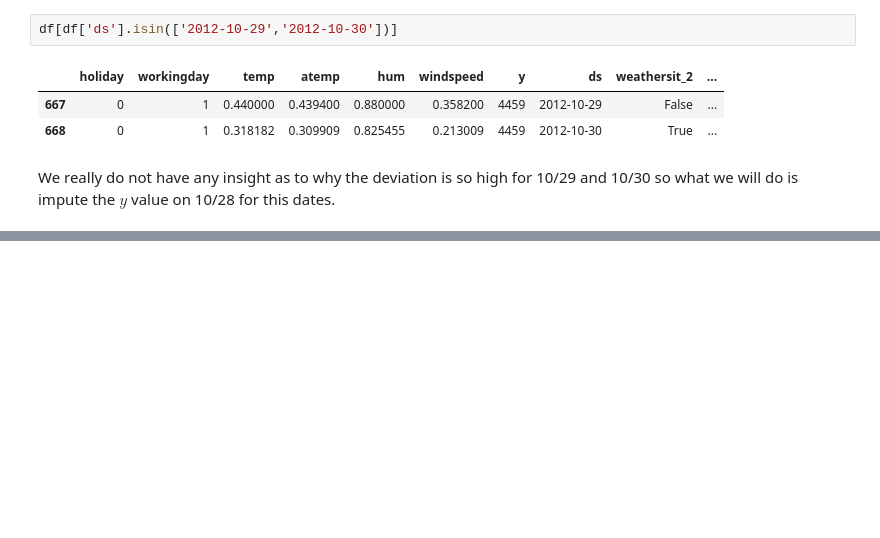
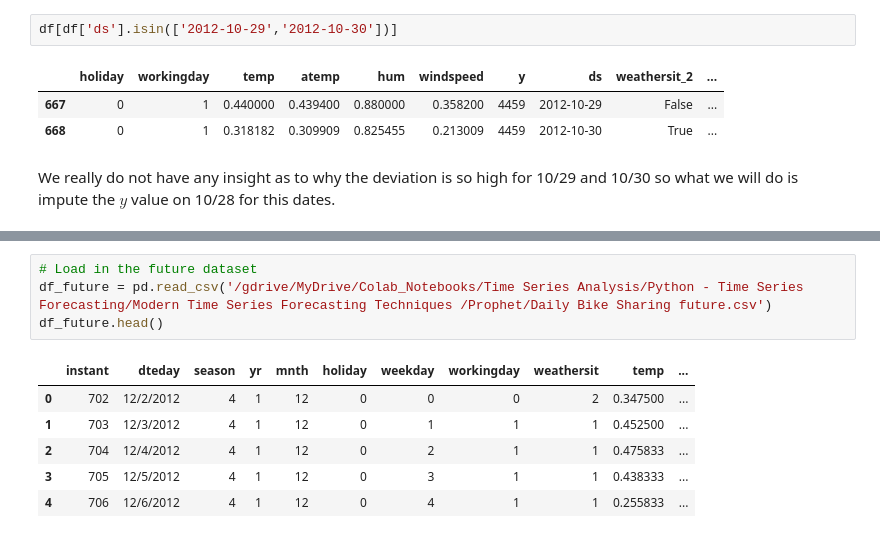
Before and after one commit to ROARMarketingConcepts/Times-Series-Analysis-with-Python, a Jupyter notebook: Modern Time Series Forecasting Techniques /Prophet/Forecasting_Times_Series_with_Prophet.ipynb, the cells around one changed output, grey strips where cells are left out. Cells and saved outputs as stored; diff of their text form; blank space fills up the shorter version.

```diff
--- a/Modern Time Series Forecasting Techniques /Prophet/Forecasting_Times_Series_with_Prophet.ipynb
+++ b/Modern Time Series Forecasting Techniques /Prophet/Forecasting_Times_Series_with_Prophet.ipynb
@@ -605,0 +746,11 @@ We really do not have any insight as to why the deviation is so high for 10/29 a
+# %%
+# Load in the future dataset
+df_future = pd.read_csv('/gdrive/MyDrive/Colab_Notebooks/Time Series Analysis/Python - Time Series Forecasting/Modern Time Series Forecasting Techniques /Prophet/Daily Bike Sharing future.csv')
+df_future.head()
+# %% [output]
+|  | instant | dteday | season | yr | mnth | holiday | weekday | workingday | weathersit | temp | ... |
+| 0 | 702 | 12/2/2012 | 4 | 1 | 12 | 0 | 0 | 0 | 2 | 0.347500 | ... |
+| 1 | 703 | 12/3/2012 | 4 | 1 | 12 | 0 | 1 | 1 | 1 | 0.452500 | ... |
+| 2 | 704 | 12/4/2012 | 4 | 1 | 12 | 0 | 2 | 1 | 1 | 0.475833 | ... |
+| 3 | 705 | 12/5/2012 | 4 | 1 | 12 | 0 | 3 | 1 | 1 | 0.438333 | ... |
+| 4 | 706 | 12/6/2012 | 4 | 1 | 12 | 0 | 4 | 1 | 1 | 0.255833 | ... |
```
Also changed, not shown: parts of 35 cells of this notebook.
